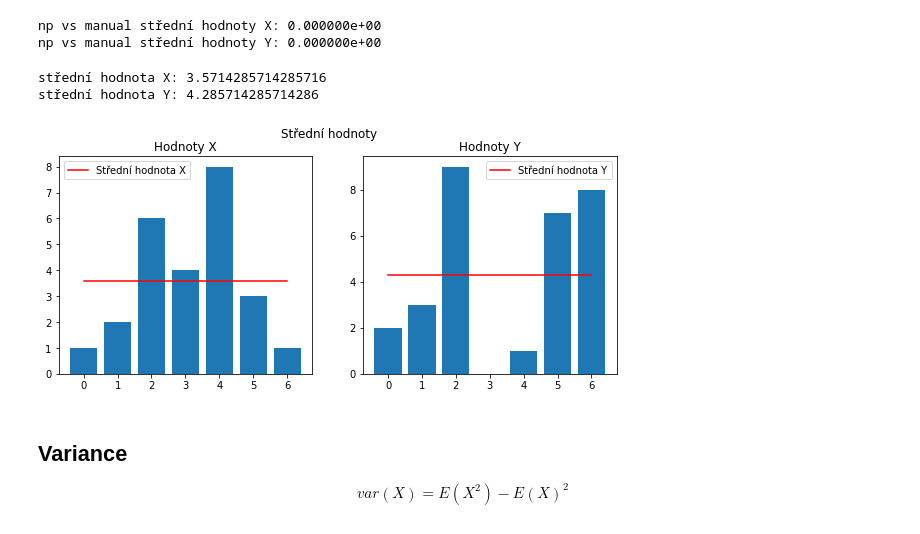
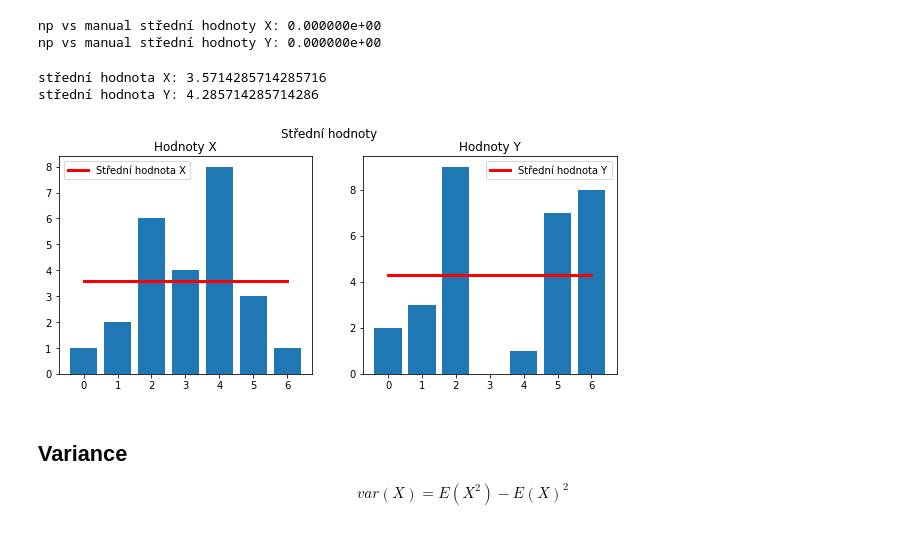
Before and after one commit to MichaelMelena/jupyter-notes, a Jupyter notebook: Notebooks/Math/Regression/Linear regression.ipynb, the cells around one changed output. Drawn from its saved outputs; the diff is of its cells as text; code cells hidden in the pictures.

```diff
--- a/Notebooks/Math/Regression/Linear regression.ipynb
+++ b/Notebooks/Math/Regression/Linear regression.ipynb
@@ -68,25 +77,25 @@ np vs manual střední hodnoty Y: 0.000000e+00
 # %%
 plt.figure(figsize=(10,4))
 plt.suptitle("Střední hodnoty")
 
 plt.subplot(1,2, 1)
 plt.title("Hodnoty X")
 plt.bar(range(len(x)),x)
-plt.plot([mean_x for i in plot_x] ,'-r', label="Střední hodnota X")
+plt.plot([mean_x for i in plot_x] ,'-r', label="Střední hodnota X", linewidth=3)
 plt.legend()
 
 plt.subplot(1,2,2)
 plt.title("Hodnoty Y")
 plt.bar(range(len(y)),y)
-plt.plot([mean_y for i in plot_x] ,'-r', label="Střední hodnota Y")
+plt.plot([mean_y for i in plot_x] ,'-r', label="Střední hodnota Y", linewidth=3)
 plt.legend()
 
 print(f"střední hodnota X: {mean_x}")
 print(f"střední hodnota Y: {mean_y}")
 # %% [output]
 střední hodnota X: 3.5714285714285716
 střední hodnota Y: 4.285714285714286
-[figure, old version]
+[figure, new version]
 # %% [markdown]
 ## Variance
 $$
```
Also changed, not shown: parts of 2 cells of this notebook, 1 other file.
